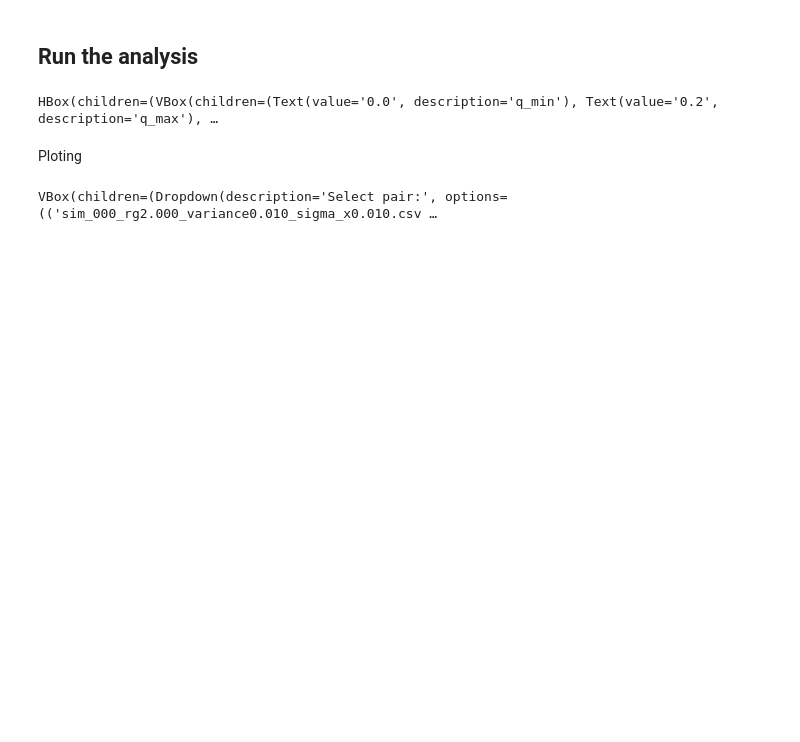
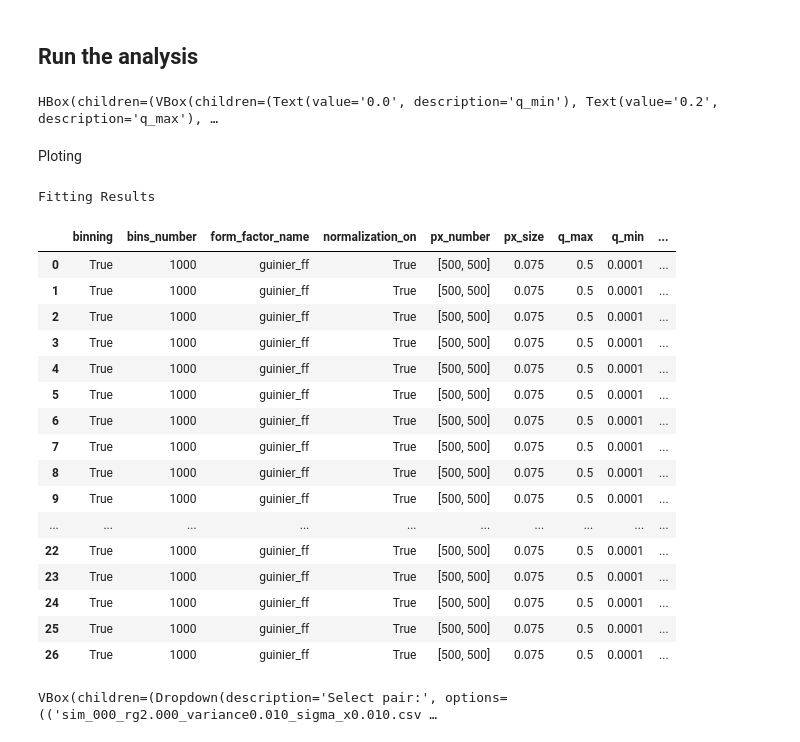
Before and after one commit to roybeckbarkai/Pazi, a Jupyter notebook: fit_many_notebook.ipynb, the cells around one changed output. Saved outputs shown, nothing was run; the diff lists cells and outputs as text; code cells hidden in the pictures; blank space fills up the shorter version.

```diff
--- a/fit_many_notebook.ipynb
+++ b/fit_many_notebook.ipynb
@@ -427,40 +35,64 @@ def load_and_plot_pair (df_pairs, selected_index, fitting_params):
 ## Run the analysis
 # %%
 # Set the paths for the simulation log and results folder.
+importlib.reload(my_func)
 log_file = "simulation_changing_Var_binned/simulation_log.csv"
 results_folder = "simulation_changing_Var_binned"
 output_csv_fitting = "simulation_changing_Var_binned/fitting_results.csv"
 
 # Run the UI.
-get_pairs_func=run_fitting_ui(log_file, results_folder)
+get_pairs_func=my_func.run_fitting_ui(log_file, results_folder)
 # %% [output]
 HBox(children=(VBox(children=(Text(value='0.0', description='q_min'), Text(value='0.2', description='q_max'), …
 # %% [markdown]
 Ploting
 # %%
-fitting_params, df_pairs= read_fitting_results_csv(output_csv_fitting)
+fitting_params, df_pairs= my_func.read_fitting_results_csv(output_csv_fitting)
+
+# Use pandas styling for a nicer display.
+styled_df = df_pairs.style.set_table_attributes('class="table table-striped"')\
+                          .set_caption("Fitting Results")
+display(styled_df)
 
 # Create a dropdown using the DataFrame index as options.
 options = [(f"{row['filename1']} & {row['filename2']}", i) for i, row in df_pairs.iterrows()]
 row_dropdown = widgets.Dropdown(
     options=options,
     description='Select pair:'
 )
 # Output widget to show any status or results
 output = widgets.Output()
 
 # When the dropdown selection changes, load data and call G_fit
 def on_row_select(change):
     with output:
         clear_output()
 
         selected_index = change['new']
-        load_and_plot_pair (df_pairs, selected_index, fitting_params)
+        my_func.load_and_plot_pair (df_pairs, selected_index, fitting_params, results_folder)
 
 # Link the dropdown's value change to the callback function
 row_dropdown.observe(on_row_select, names='value')
 
 # Display the dropdown and the output area
 display(widgets.VBox([row_dropdown, output]))
 # %% [output]
-VBox(children=(Dropdown(description='Select pair:', options=(('sim_000_rg2.000_variance0.010_sigma_x0.010.csv …
+Fitting Results
+|  | binning | bins_number | form_factor_name | normalization_on | px_number | px_size | q_max | q_min | ... |
+| 0 | True | 1000 | guinier_ff | True | [500, 500] | 0.075 | 0.5 | 0.0001 | ... |
+| 1 | True | 1000 | guinier_ff | True | [500, 500] | 0.075 | 0.5 | 0.0001 | ... |
+| 2 | True | 1000 | guinier_ff | True | [500, 500] | 0.075 | 0.5 | 0.0001 | ... |
+| 3 | True | 1000 | guinier_ff | True | [500, 500] | 0.075 | 0.5 | 0.0001 | ... |
+| 4 | True | 1000 | guinier_ff | True | [500, 500] | 0.075 | 0.5 | 0.0001 | ... |
+| 5 | True | 1000 | guinier_ff | True | [500, 500] | 0.075 | 0.5 | 0.0001 | ... |
+| 6 | True | 1000 | guinier_ff | True | [500, 500] | 0.075 | 0.5 | 0.0001 | ... |
+| 7 | True | 1000 | guinier_ff | True | [500, 500] | 0.075 | 0.5 | 0.0001 | ... |
+| 8 | True | 1000 | guinier_ff | True | [500, 500] | 0.075 | 0.5 | 0.0001 | ... |
+| 9 | True | 1000 | guinier_ff | True | [500, 500] | 0.075 | 0.5 | 0.0001 | ... |
+| ... | ... | ... | ... | ... | ... | ... | ... | ... | ... |
+| 22 | True | 1000 | guinier_ff | True | [500, 500] | 0.075 | 0.5 | 0.0001 | ... |
+| 23 | True | 1000 | guinier_ff | True | [500, 500] | 0.075 | 0.5 | 0.0001 | ... |
+| 24 | True | 1000 | guinier_ff | True | [500, 500] | 0.075 | 0.5 | 0.0001 | ... |
+| 25 | True | 1000 | guinier_ff | True | [500, 500] | 0.075 | 0.5 | 0.0001 | ... |
+| 26 | True | 1000 | guinier_ff | True | [500, 500] | 0.075 | 0.5 | 0.0001 | ... |
+VBox(children=(Dropdown(description='Select pair:', options=(('sim_000_rg2.000_variance0.010_sigma_x0.010.csv …
```
Also changed, not shown: parts of 2 cells of this notebook, 4 other files.
